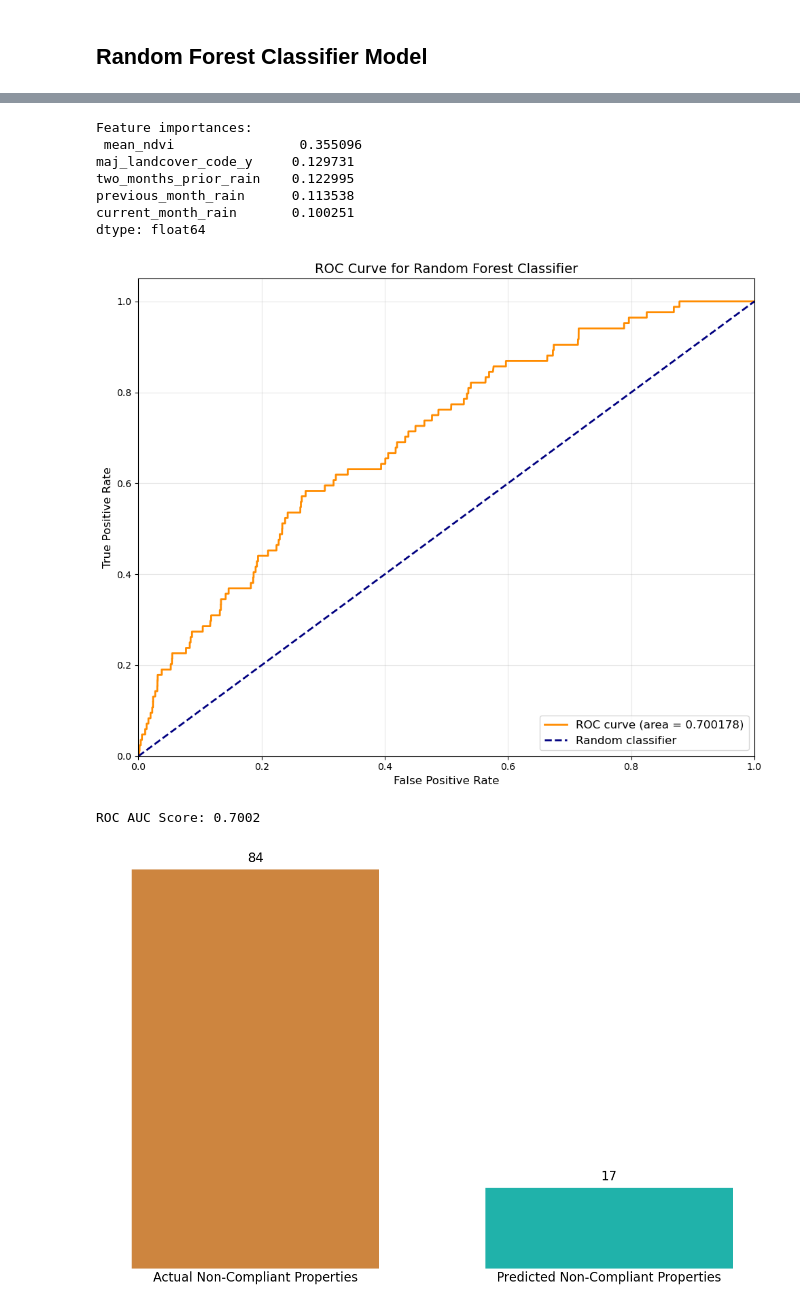
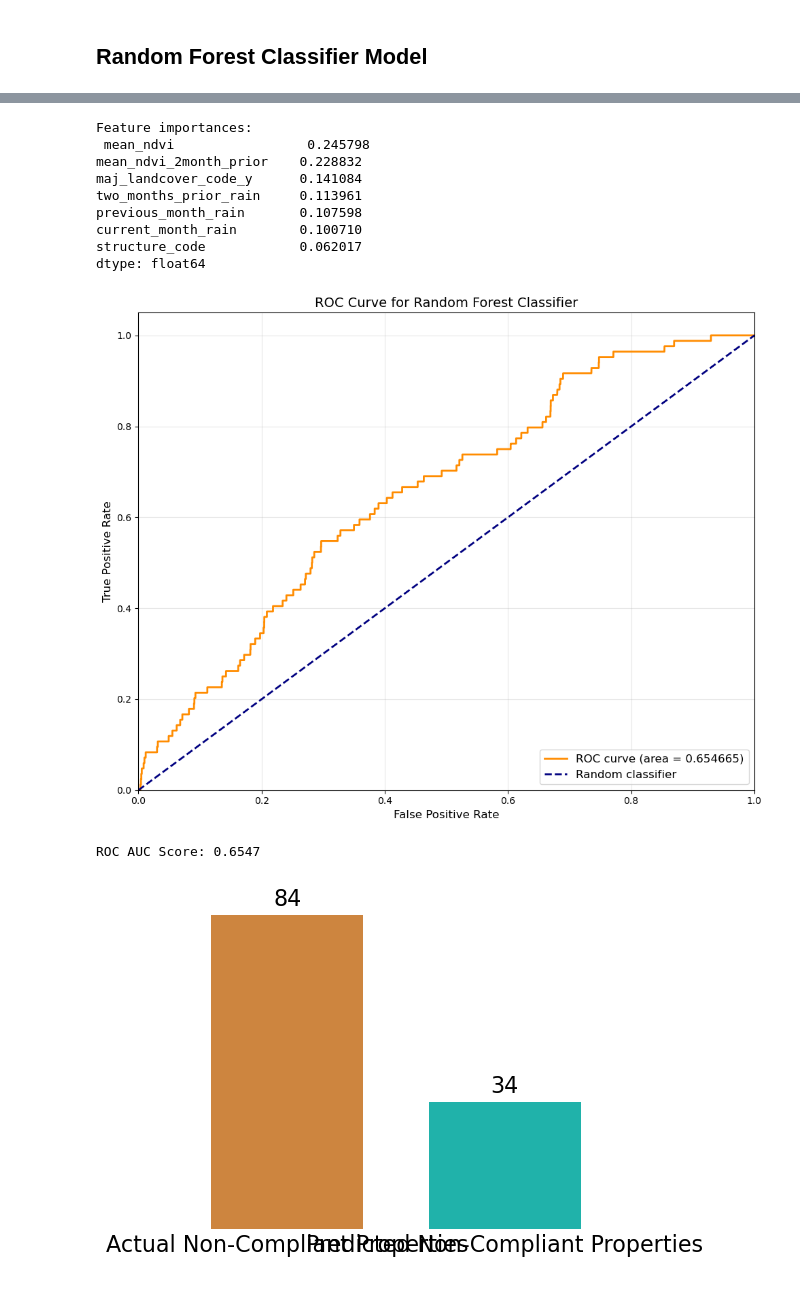
Before and after one commit to wildfire-prep/modeling, a Jupyter notebook: code/00_random_forest/04_random_forest.ipynb, the cells around one changed output, grey strips where cells are left out. Cells and saved outputs as stored; diff of their text form; code cells hidden in the pictures.

```diff
--- a/code/00_random_forest/04_random_forest.ipynb
+++ b/code/00_random_forest/04_random_forest.ipynb
@@ -16,4 +16,4 @@ sys.path.append('../utils')
 # %%
 data = pd.read_csv(
     '/capstone/wildfire_prep/data/PUZZLE_PIECES/assembled_puzzle.csv'
-).drop(columns='basemap_id')
+)
@@ -20,17 +31,18 @@ data = pd.read_csv(
 # %%
-# Remove Mosaiks from dataset for testing
+# # Remove Mosaiks from dataset for testing
 
 mosaiks86 = data[
     [
-        'inspection_id',
-        'maj_landcover_code_x',
-        'maj_landcover_code_y',
-        'status',
-        'structure_code',
-        'current_month_rain',
-        'previous_month_rain',
-        'two_months_prior_rain',
-        'mean_ndvi'
+        "inspection_id",
+        # "maj_landcover_code_x",
+        "maj_landcover_code_y",
+        "status",
+        "structure_code",
+        "current_month_rain",
+        "previous_month_rain",
+        "two_months_prior_rain",
+        "mean_ndvi",
+        "mean_ndvi_2month_prior",
     ]
 ]
 
@@ -207,14 +187,14 @@ train = pd.concat([X_train, y_train], axis=1)
 majority = train[train.status == 0]
 minority = train[train.status == 1]
 
-n_majority_desired = int(len(majority) * 0.9)
+
+n_majority_desired = int(len(majority) * 0.5)
 majority_downsampled = majority.sample(
     n=n_majority_desired, replace=False, random_state=42
 )
+n_min = int(len(majority_downsampled) * 0.60)
+minority_upsampled = minority.sample(n=n_min, replace=True, random_state=42)
 
-n_min = int(len(majority_downsampled) * 0.05)
-
-minority_upsampled = minority.sample(n=n_min, replace=True, random_state=42)
 
 train_balanced = (
     pd.concat([majority_downsampled, minority_upsampled])
@@ -365,7 +336,7 @@ from sklearn.metrics import roc_curve, auc
 feature_importances = pd.Series(
     best_rf.feature_importances_, index=X_train.columns
 ).sort_values(ascending=False)
-print(f'Feature importances:\n', feature_importances.head())
+print(f'Feature importances:\n', feature_importances.head(10))
 
 # Generate the ROC curve
 fpr, tpr, _ = roc_curve(y_test, y_scores)
@@ -399,14 +370,16 @@ plt.show()
 print(f'ROC AUC Score: {roc_auc:.4f}')
 # %% [output]
 Feature importances:
- mean_ndvi                0.355096
-maj_landcover_code_y     0.129731
-two_months_prior_rain    0.122995
-previous_month_rain      0.113538
-current_month_rain       0.100251
+ mean_ndvi                 0.245798
+mean_ndvi_2month_prior    0.228832
+maj_landcover_code_y      0.141084
+two_months_prior_rain     0.113961
+previous_month_rain       0.107598
+current_month_rain        0.100710
+structure_code            0.062017
 dtype: float64
-[figure, old version]
+[figure, new version]
-ROC AUC Score: 0.7002
+ROC AUC Score: 0.6547
 # %%
 import matplotlib.pyplot as plt
 import numpy as np
@@ -423,37 +396,37 @@ width = 0.7
 colors = ['peru', 'lightseagreen']
 
 # Create figure & axes with transparent background
-fig, ax = plt.subplots(figsize=(12, 8), facecolor='none')
+fig, ax = plt.subplots(figsize=(6, 4), facecolor='none')
 ax.set_facecolor('none')
 fig.patch.set_alpha(0)
 
 # Remove frame
 for spine in ax.spines.values():
     spine.set_visible(False)
 
 # Plot bars
 bars = ax.bar(x, [actual_noncompliant, predicted_noncompliant], width, color=colors)
 
 # Add count labels on top
 for bar in bars:
     h = bar.get_height()
     ax.text(
         bar.get_x() + bar.get_width() / 2, h + 1, f'{int(h)}', ha='center', va='bottom', fontsize = 16
     )
 
 # Keep x-axis labels but hide the tick markers
 ax.set_xticks(x)
 ax.set_xticklabels(labels, fontsize=16)
 ax.tick_params(axis='x', length=0)
 
 # Keep the y-axis title but hide tick marks and labels
 ax.set_ylabel('')
 ax.tick_params(axis='y', which='both', length=0, labelleft=False)
 
 # (Optionally set a title)
 ax.set_title('')
 
 plt.tight_layout()
 plt.show()
 # %% [output]
-[figure, old version]
+[figure, new version]
```
Also changed, not shown: parts of 7 cells of this notebook, 1 other file.
